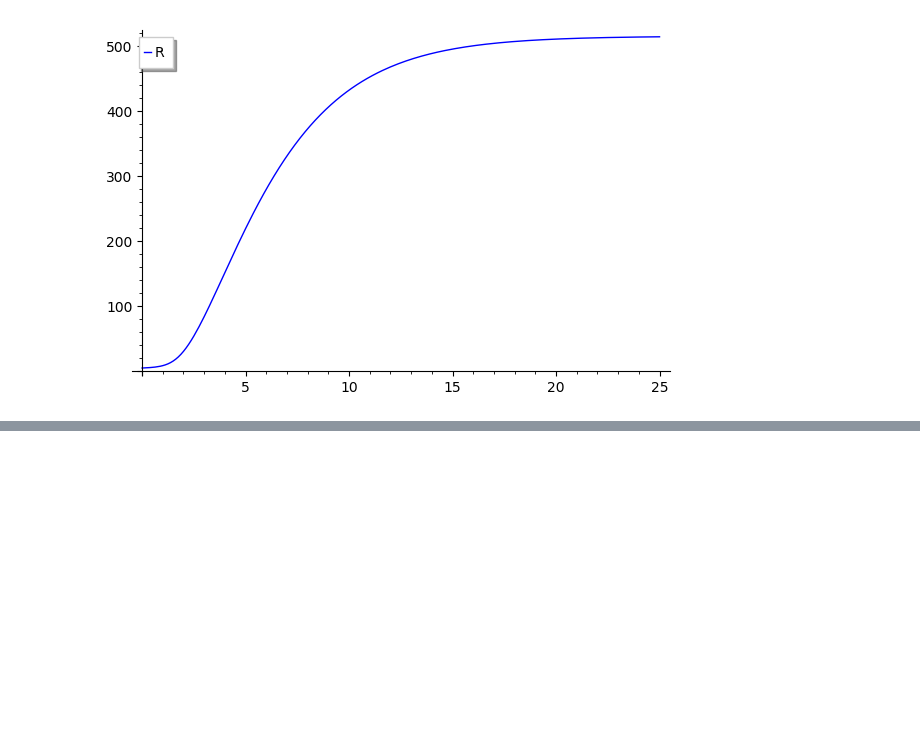
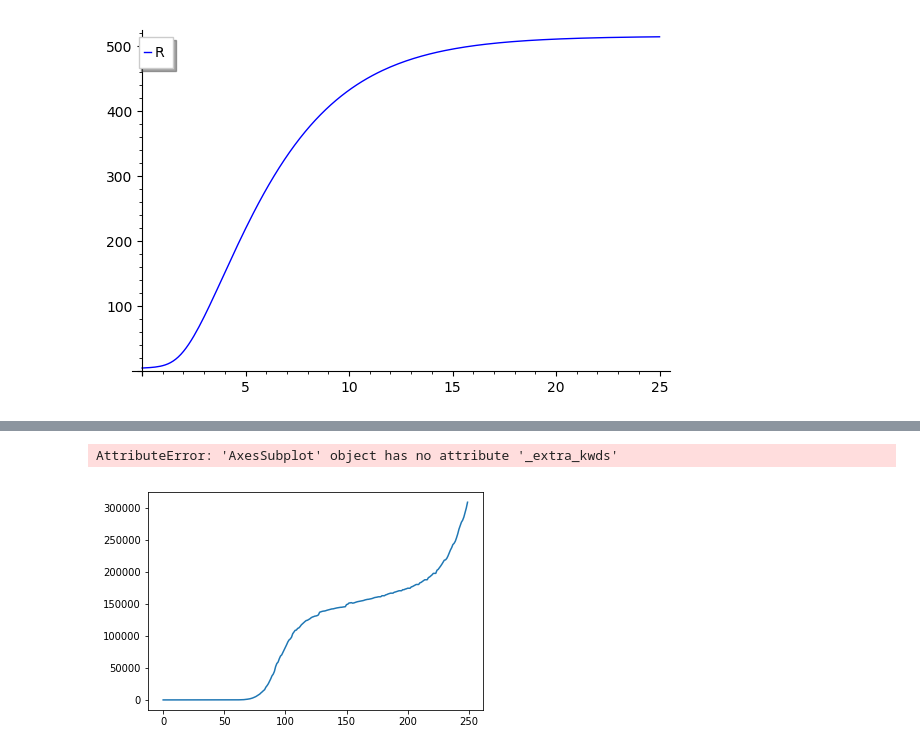
Before and after one commit to HannaRF/Modelagem-da-COVID-19-na-Franca, a Jupyter notebook: Simulações.ipynb, the cells around one changed output, grey strips where cells are left out. Saved outputs shown, nothing was run; the diff lists cells and outputs as text; code cells hidden in the pictures; blank space fills up the shorter version.

```diff
--- a/Simulações.ipynb
+++ b/Simulações.ipynb
@@ -68,0 +45,6 @@ data[0:1]
+# %%
+import pandas as pd
+
+data = pd.read_csv("owid-covid-data.csv")
+data = data[data.iso_code=="FRA"]
+data.reset_index(inplace=True)
@@ -68,0 +67,5 @@ data[0:1]
+# %%
+plot(data['total_cases'])
+# %% [output]
+AttributeError: 'AxesSubplot' object has no attribute '_extra_kwds'
+[figure, added]
```
Also changed, not shown: parts of 3 cells of this notebook.
